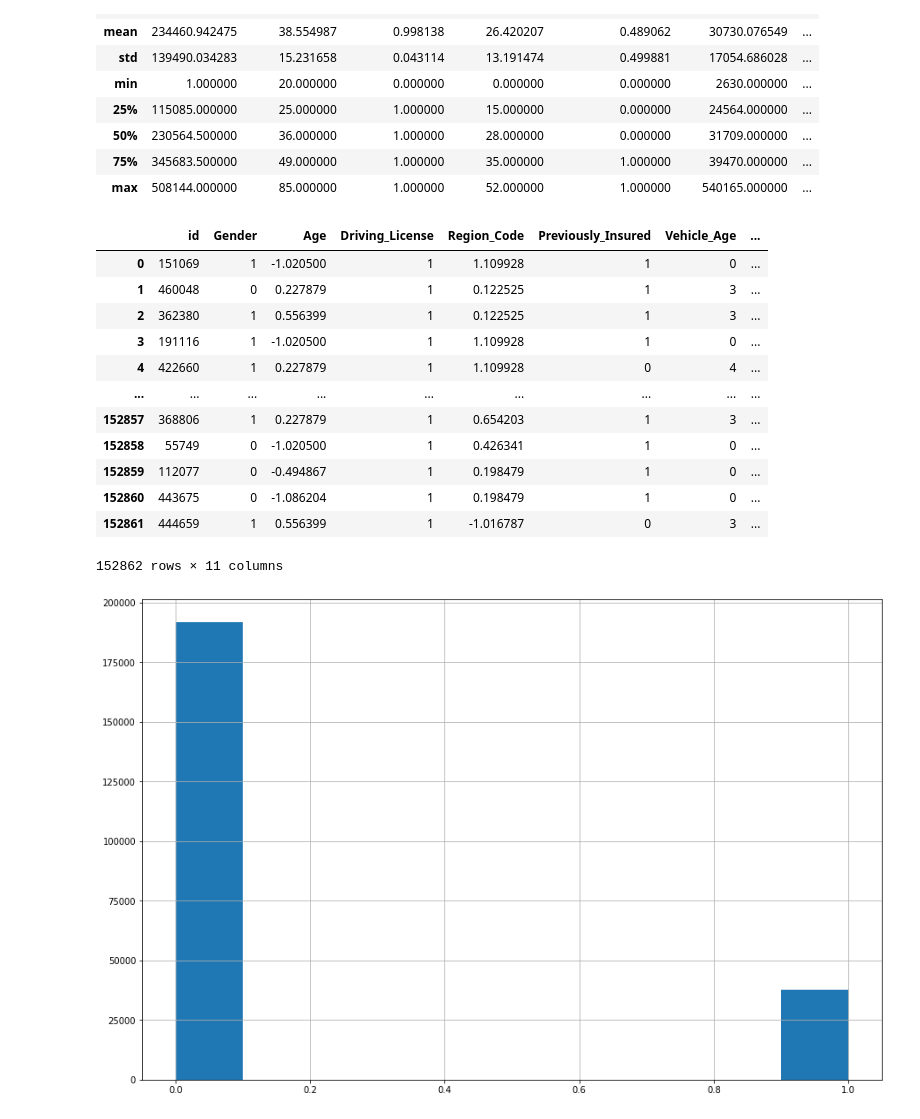
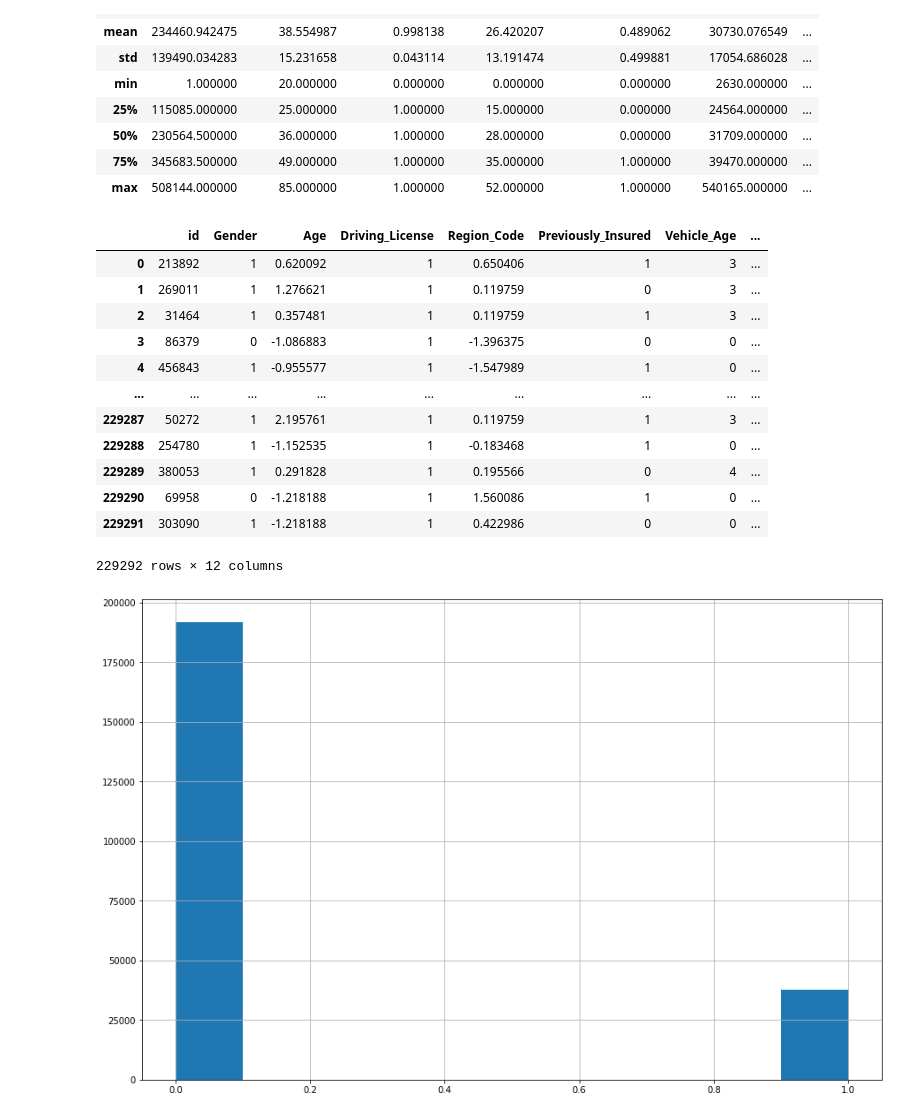
Before and after one commit to Xorsiphus/SOM, a Jupyter notebook: Lab_5/main.ipynb, the cells around one changed output. Cells and saved outputs as stored; diff of their text form; code cells hidden in the pictures.

```diff
--- a/Lab_5/main.ipynb
+++ b/Lab_5/main.ipynb
@@ -96,39 +96,39 @@ train.describe()
 | 75% | 345683.500000 | 49.000000 | 1.000000 | 35.000000 | 1.000000 | 39470.000000 | ... |
 | max | 508144.000000 | 85.000000 | 1.000000 | 52.000000 | 1.000000 | 540165.000000 | ... |
 # %%
-df = test.copy()
+df = train.copy()
 
 le = LabelEncoder()
 # transformer = MinMaxScaler()
 transformer = StandardScaler()
 
 df['Gender'] = le.fit_transform(df['Gender'])
 df['Age'] = transformer.fit_transform(df[['Age']])
 df['Region_Code'] = transformer.fit_transform(df[['Region_Code']])
 df['Annual_Premium'] = transformer.fit_transform(df[['Annual_Premium']])
 df['Policy_Sales_Channel'] = transformer.fit_transform(df[['Policy_Sales_Channel']])
 df['Vintage'] = transformer.fit_transform(df[['Vintage']])
 
 # df['Vehicle_Age'] = le.fit_transform(df['Vehicle_Age'])
 df['Vehicle_Age'] = df['Vehicle_Age'].replace({'< 1 Year': 0,'1-2 Year': 3, '> 2 Years': 4})
 
 df['Vehicle_Damage'] = le.fit_transform(df['Vehicle_Damage'])
 
 df
 # %% [output]
 |  | id | Gender | Age | Driving_License | Region_Code | Previously_Insured | Vehicle_Age | ... |
-| 0 | 151069 | 1 | -1.020500 | 1 | 1.109928 | 1 | 0 | ... |
-| 1 | 460048 | 0 | 0.227879 | 1 | 0.122525 | 1 | 3 | ... |
-| 2 | 362380 | 1 | 0.556399 | 1 | 0.122525 | 1 | 3 | ... |
-| 3 | 191116 | 1 | -1.020500 | 1 | 1.109928 | 1 | 0 | ... |
-| 4 | 422660 | 1 | 0.227879 | 1 | 1.109928 | 0 | 4 | ... |
+| 0 | 213892 | 1 | 0.620092 | 1 | 0.650406 | 1 | 3 | ... |
+| 1 | 269011 | 1 | 1.276621 | 1 | 0.119759 | 0 | 3 | ... |
+| 2 | 31464 | 1 | 0.357481 | 1 | 0.119759 | 1 | 3 | ... |
+| 3 | 86379 | 0 | -1.086883 | 1 | -1.396375 | 0 | 0 | ... |
+| 4 | 456843 | 1 | -0.955577 | 1 | -1.547989 | 1 | 0 | ... |
 | ... | ... | ... | ... | ... | ... | ... | ... | ... |
-| 152857 | 368806 | 1 | 0.227879 | 1 | 0.654203 | 1 | 3 | ... |
-| 152858 | 55749 | 0 | -1.020500 | 1 | 0.426341 | 1 | 0 | ... |
-| 152859 | 112077 | 0 | -0.494867 | 1 | 0.198479 | 1 | 0 | ... |
-| 152860 | 443675 | 0 | -1.086204 | 1 | 0.198479 | 1 | 0 | ... |
-| 152861 | 444659 | 1 | 0.556399 | 1 | -1.016787 | 0 | 3 | ... |
+| 229287 | 50272 | 1 | 2.195761 | 1 | 0.119759 | 1 | 3 | ... |
+| 229288 | 254780 | 1 | -1.152535 | 1 | -0.183468 | 1 | 0 | ... |
+| 229289 | 380053 | 1 | 0.291828 | 1 | 0.195566 | 0 | 4 | ... |
+| 229290 | 69958 | 0 | -1.218188 | 1 | 1.560086 | 1 | 0 | ... |
+| 229291 | 303090 | 1 | -1.218188 | 1 | 0.422986 | 0 | 0 | ... |
-152862 rows × 11 columns
+229292 rows × 12 columns
 # %%
 plt.figure(figsize=(15, 10))
 x = df[['Age', 'Gender', 'Driving_License', 'Region_Code',
```
Also changed, not shown: parts of 1 cell of this notebook, 5 other files.
